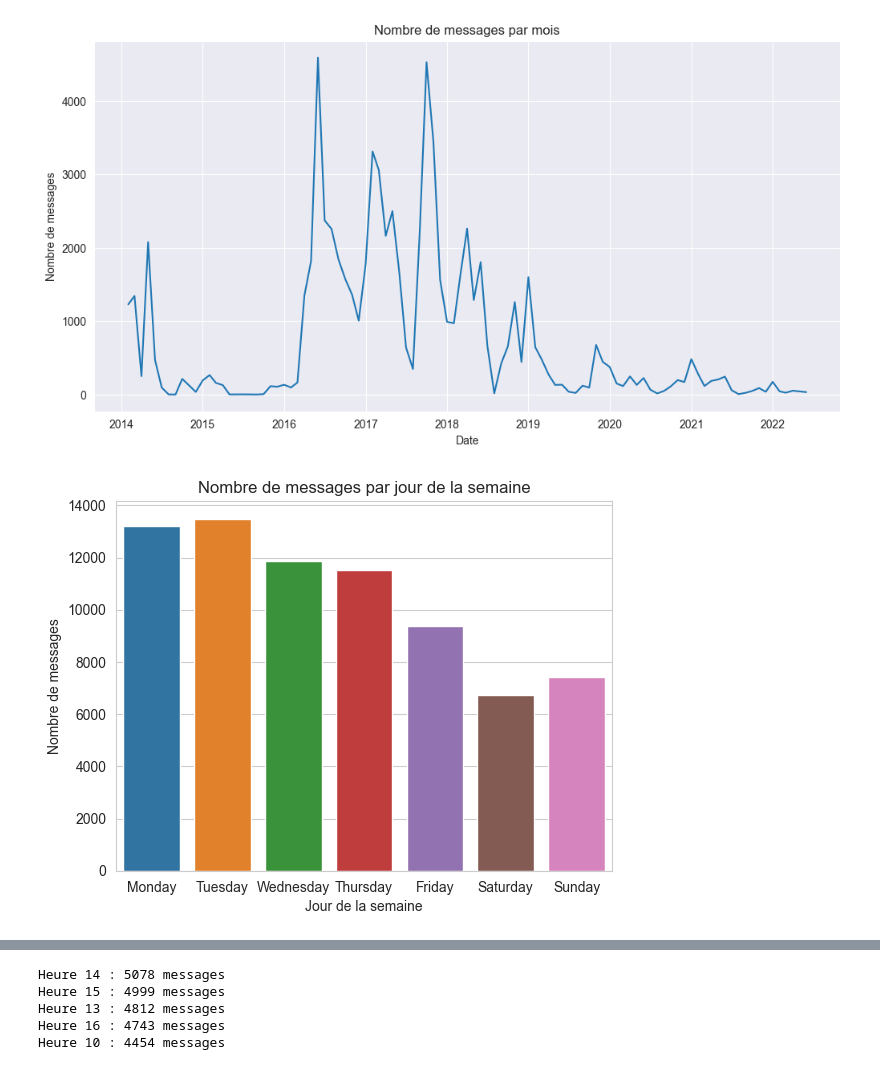
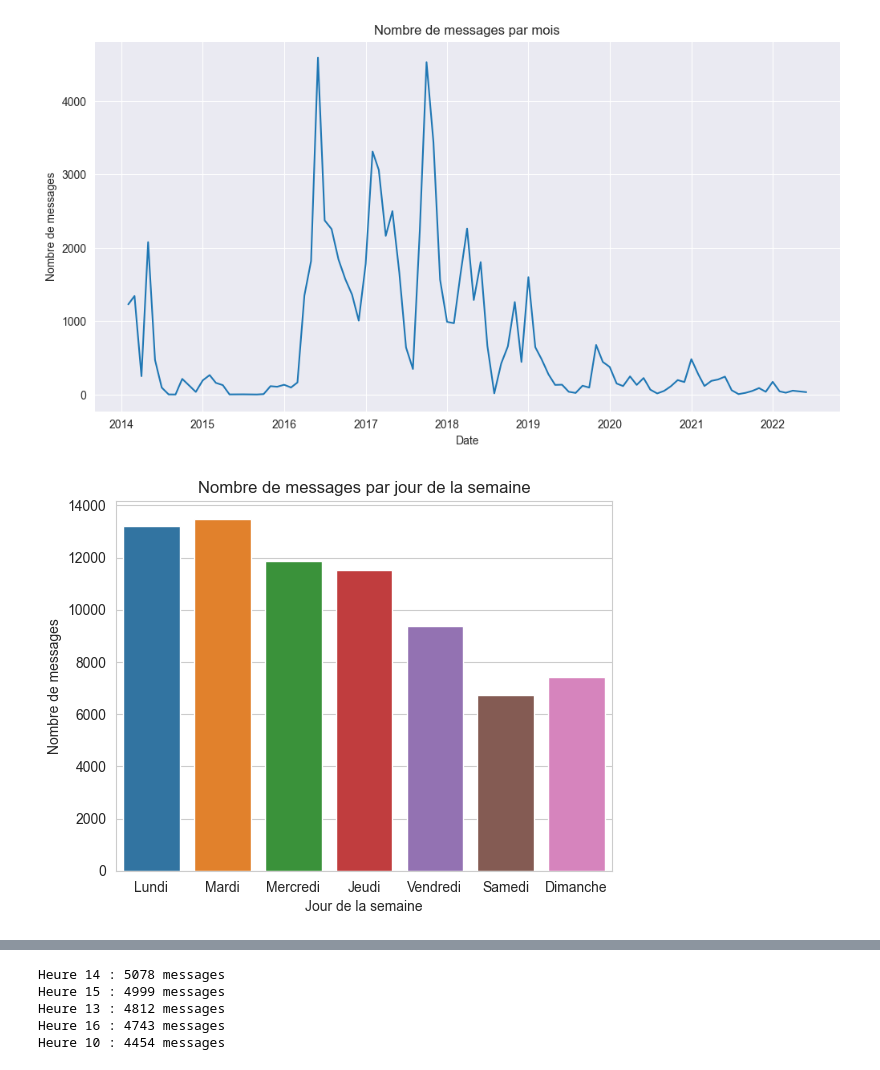
Before and after one commit to Lorenzo1208/MOOC, a Jupyter notebook: analyse.ipynb, the cells around one changed output, grey strips where cells are left out. Saved outputs shown, nothing was run; the diff lists cells and outputs as text; code cells hidden in the pictures.

```diff
--- a/analyse.ipynb
+++ b/analyse.ipynb
@@ -238,32 +238,32 @@ fig.show()
 # %%
 import pandas as pd
 import seaborn as sns
 import matplotlib.pyplot as plt
 from datetime import datetime
 
 pipeline = [
 {"$unwind": "$content"},
 {"$group": {
 "_id": {"$isoDayOfWeek": {"$toDate": "$content.created_at"}},
 "count": {"$sum": 1}
 }}
 ]
 
 result = list(forum_collection.aggregate(pipeline))
 
-days = ['Monday', 'Tuesday', 'Wednesday', 'Thursday', 'Friday', 'Saturday', 'Sunday']
+days = ['Lundi', 'Mardi', 'Mercredi', 'Jeudi', 'Vendredi', 'Samedi', 'Dimanche']
 result = [{"dayOfWeek": days[x['_id']-1], "count": x['count'], "date": datetime(2022, 1, x['_id'])} for x in result]
 
 df = pd.DataFrame(result)
 
 sns.set_style("whitegrid")
 sns.barplot(x="dayOfWeek", y="count", data=df, order=days)
 plt.title("Nombre de messages par jour de la semaine")
 plt.xlabel("Jour de la semaine")
 plt.ylabel("Nombre de messages")
 plt.show()
 # %% [output]
-[figure, old version]
+[figure, new version]
 # %%
 import pandas as pd
 import plotly.express as px
```
Also changed, not shown: parts of 1 cell of this notebook.
